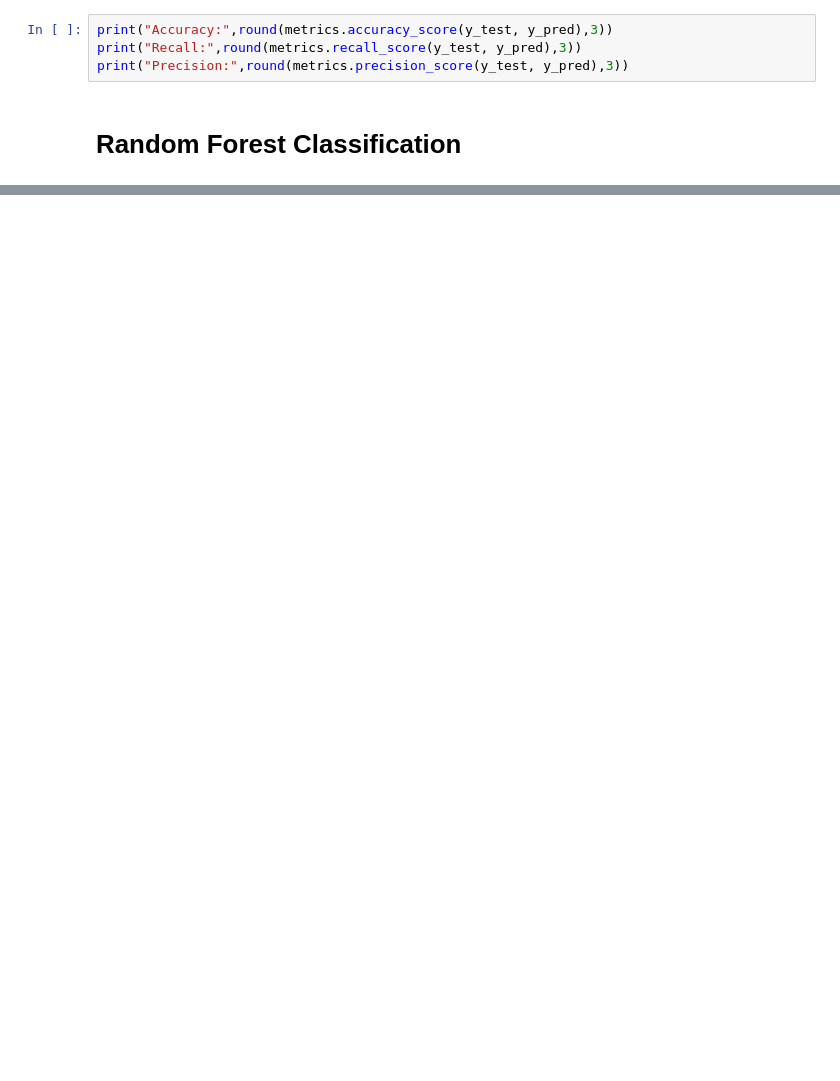
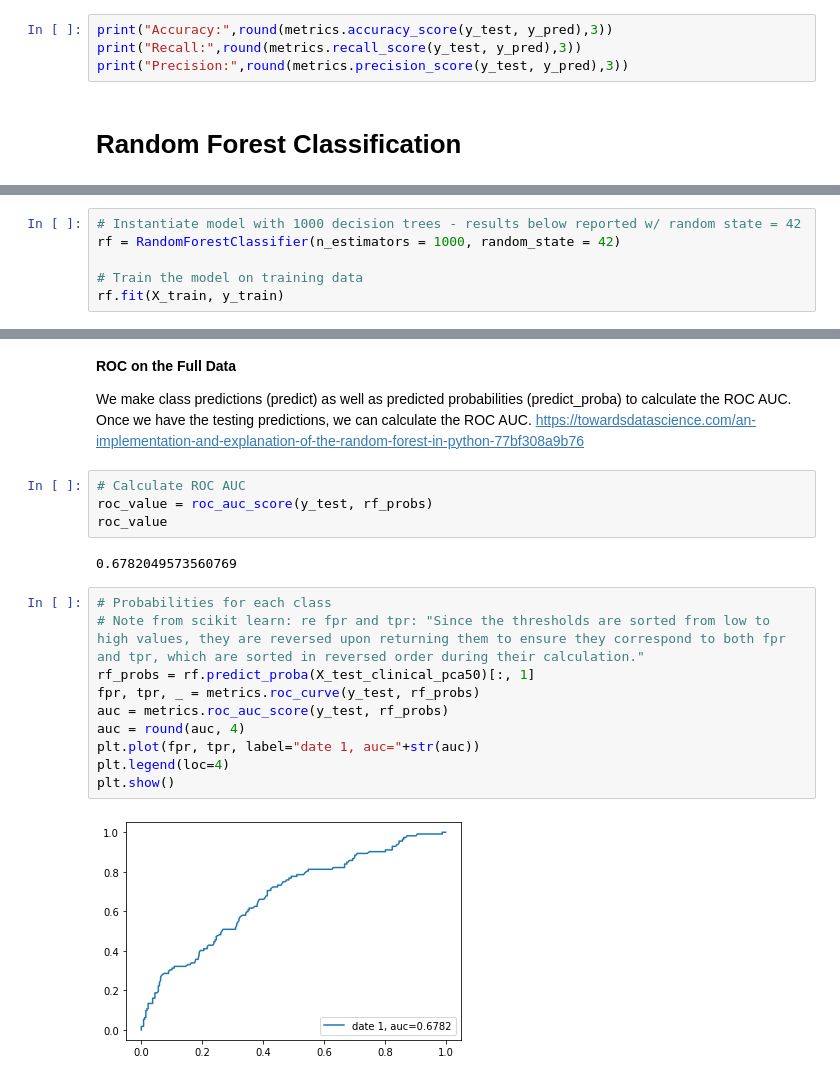
Before and after one commit to meghutch/Breast-Cancer-Classification-Clinical-Genomic, a Jupyter notebook: Neural_Networks_Clinical_Genetic_Analysis.ipynb, the cells around one changed output, grey strips where cells are left out. Cells and saved outputs as stored; diff of their text form; blank space fills up the shorter version.

```diff
--- a/Neural_Networks_Clinical_Genetic_Analysis.ipynb
+++ b/Neural_Networks_Clinical_Genetic_Analysis.ipynb
@@ -968,0 +948,6 @@ print("Precision:",round(metrics.precision_score(y_test, y_pred),3))
+# %%
+# Instantiate model with 1000 decision trees - results below reported w/ random state = 42
+rf = RandomForestClassifier(n_estimators = 1000, random_state = 42)
+
+# Train the model on training data
+rf.fit(X_train, y_train)
@@ -968,0 +1185,23 @@ print("Precision:",round(metrics.precision_score(y_test, y_pred),3))
+# %% [markdown]
+**ROC on the Full Data**
+
+
+We make class predictions (predict) as well as predicted probabilities (predict_proba) to calculate the ROC AUC. Once we have the testing predictions, we can calculate the ROC AUC. https://towardsdatascience.com/an-implementation-and-explanation-of-the-random-forest-in-python-77bf308a9b76
+# %%
+# Calculate ROC AUC
+roc_value = roc_auc_score(y_test, rf_probs)
+roc_value
+# %% [output]
+0.6782049573560769
+# %%
+# Probabilities for each class
+# Note from scikit learn: re fpr and tpr: "Since the thresholds are sorted from low to high values, they are reversed upon returning them to ensure they correspond to both fpr and tpr, which are sorted in reversed order during their calculation."
+rf_probs = rf.predict_proba(X_test_clinical_pca50)[:, 1]
+fpr, tpr, _ = metrics.roc_curve(y_test, rf_probs)
+auc = metrics.roc_auc_score(y_test, rf_probs)
+auc = round(auc, 4)
+plt.plot(fpr, tpr, label="date 1, auc="+str(auc))
+plt.legend(loc=4)
+plt.show()
+# %% [output]
+[figure, added]
```
Also changed, not shown: parts of 96 cells of this notebook.
